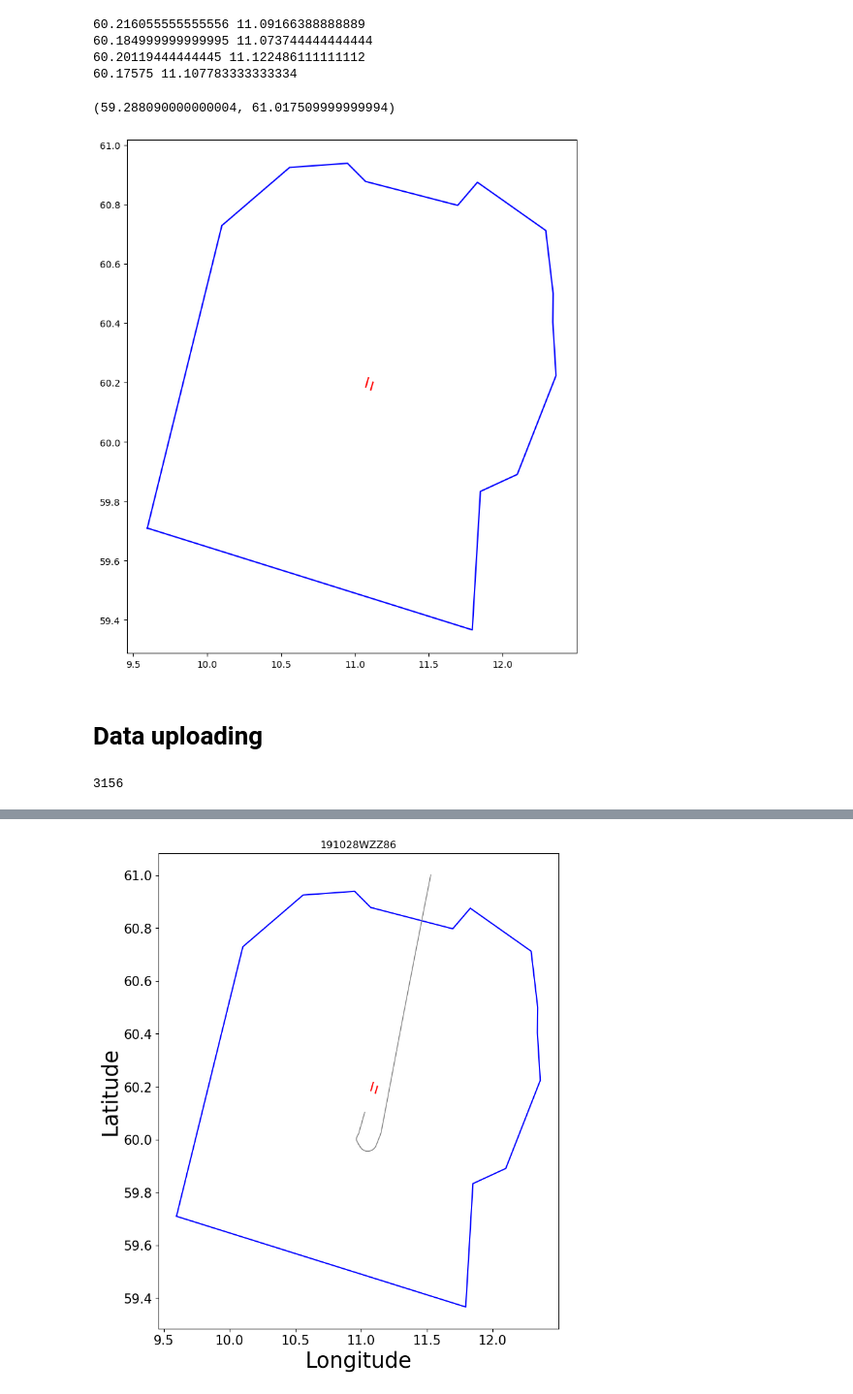
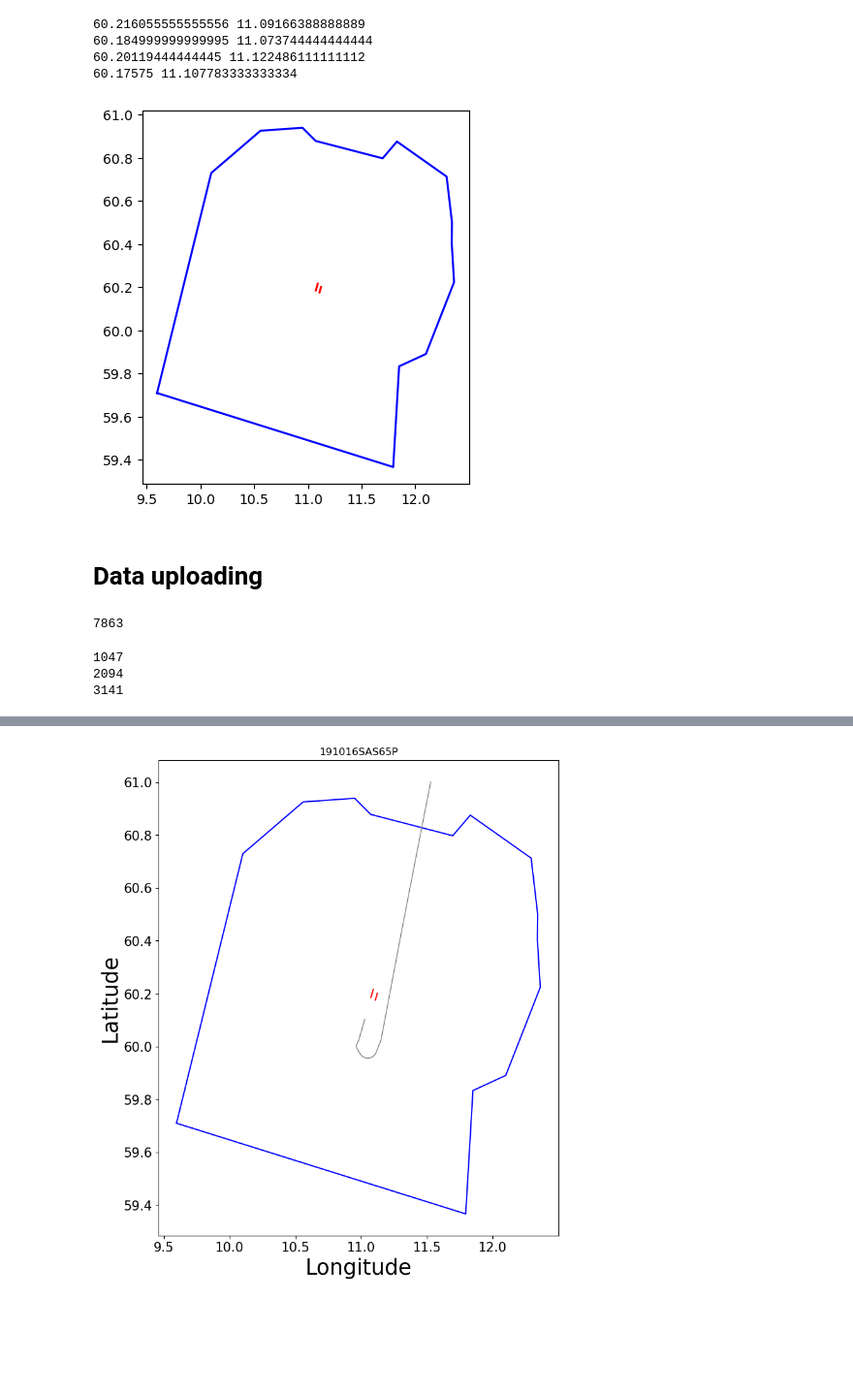
Before and after one commit to anlemett/ATM_seminar_2023, a Jupyter notebook: Jupyter/ENGM_50NM_vertical_and_horizontal_profiles.ipynb, the cells around one changed output, grey strips where cells are left out. Shown at 97% size. Saved outputs shown, nothing was run; the diff lists cells and outputs as text; code cells hidden in the pictures; blank space fills up the shorter version.

```diff
--- a/Jupyter/ENGM_50NM_vertical_and_horizontal_profiles.ipynb
+++ b/Jupyter/ENGM_50NM_vertical_and_horizontal_profiles.ipynb
@@ -92,41 +96,41 @@ def plot_TMA_ENGM(ax):
     center_circle_center_lat = 60.25
     left_circle_center_lon = 11.11
     left_circle_center_lat = 60.2
-    down_circle_center_lon = 11.11
-    down_circle_center_lat = 60.2
+    down_circle_center_lon = 11.5
+    down_circle_center_lat = 60.0
     up_circle_center_lon = 11.11
     up_circle_center_lat = 60.2
 
-    circle = plt.Circle((center_circle_center_lon, center_circle_center_lat), 0.12, fill=False, color="red")
+    circle = plt.Circle((center_circle_center_lon, center_circle_center_lat), 1.0, fill=False, color="red")
     #ax.add_patch(circle)
     circle = plt.Circle((left_circle_center_lon, left_circle_center_lat), 0.052, fill=False, color="red")
     #ax.add_patch(circle)
-    circle = plt.Circle((down_circle_center_lon, down_circle_center_lat), 0.029, fill=False, color="red")
+    circle = plt.Circle((down_circle_center_lon, down_circle_center_lat), 0.07, fill=False, color="red")
     #ax.add_patch(circle)
     circle = plt.Circle((up_circle_center_lon, up_circle_center_lat), 0.028, fill=False, color="red")
     #ax.add_patch(circle)
 # %%
-fig, ax = plt.subplots(1, 1,figsize=(10,10))
+fig, ax = plt.subplots(1, 1,figsize=(5,5))
 
 central_lat = min(TMA_lat) + (max(TMA_lat)-min(TMA_lat))/2
 central_lon = min(TMA_lon) + (max(TMA_lon)-min(TMA_lon))/2
 
 # calculate the aspect ratio that will approximate a
 # Mercator projection at this central latitude
 mercator_aspect_ratio = 1/cos(radians(central_lat))
 
 # set the aspect ratio of the axes to that
 ax.set_aspect(mercator_aspect_ratio)
+#ax.axis('equal')
 
 plot_TMA_ENGM(ax)
 
-xlim = ax.get_xlim()
-ylim = ax.get_ylim()
-plt.xlim(xlim)
-plt.ylim(ylim)
+#xlim = ax.get_xlim()
+#ylim = ax.get_ylim()
+#plt.xlim(xlim)
+#plt.ylim(ylim)
 # %% [output]
-(59.288090000000004, 61.017509999999994)
-[figure, old version]
+[figure, new version]
 # %%
  def plot_horizontal_profile_ENGM(df, title = ""):
 
@@ -173,12 +218,53 @@ plt.ylim(ylim)
 # %% [markdown]
 # Data uploading
+# %%
+filename = "../data/ENGM/States_50NM/osn_arrival_ENGM_states_50NM_2019_10_week1.csv"
+week1_df = pd.read_csv(filename, sep=' ',
+    names = ['flightId', 'sequence', 'timestamp', 'lat', 'lon', 'rawAltitude', 'altitude', 'velocity', 'beginDate', 'endDate'])
+week1_df.set_index(['flightId', 'sequence'], inplace = True)
+num_flights1 = len(week1_df.groupby(level='flightId'))
+
+filename = "../data/ENGM/States_50NM/osn_arrival_ENGM_states_50NM_2019_10_week2.csv"
+week2_df = pd.read_csv(filename, sep=' ',
+    names = ['flightId', 'sequence', 'timestamp', 'lat', 'lon', 'rawAltitude', 'altitude', 'velocity', 'beginDate', 'endDate'])
+week2_df.set_index(['flightId', 'sequence'], inplace = True)
+num_flights2 = len(week2_df.groupby(level='flightId'))
+
+filename = "../data/ENGM/States_50NM/osn_arrival_ENGM_states_50NM_2019_10_week3.csv"
+week3_df = pd.read_csv(filename, sep=' ',
+    names = ['flightId', 'sequence', 'timestamp', 'lat', 'lon', 'rawAltitude', 'altitude', 'velocity', 'beginDate', 'endDate'])
+week3_df.set_index(['flightId', 'sequence'], inplace = True)
+num_flights3 = len(week3_df.groupby(level='flightId'))
+
+filename = "../data/ENGM/States_50NM/osn_arrival_ENGM_states_50NM_2019_10_week4.csv"
+week4_df = pd.read_csv(filename, sep=' ',
+    names = ['flightId', 'sequence', 'timestamp', 'lat', 'lon', 'rawAltitude', 'altitude', 'velocity', 'beginDate', 'endDate'])
+week4_df.set_index(['flightId', 'sequence'], inplace = True)
+num_flights4 = len(week4_df.groupby(level='flightId'))
+
+frames = [week1_df, week2_df, week3_df, week4_df]
+month_df = pd.concat(frames)
+num_flights = len(month_df.groupby(level='flightId'))
+print(num_flights)
+# %% [output]
+7863
 # %%
-filename = "../data/ENGM/Dataset/TT1.csv"
-dataset_TT1_df = pd.read_csv(filename, sep=' ',
-    names = ['flight_id', 'sequence', 'timestamp', 'lat', 'lon', 'rawAltitude', 'altitude', 'velocity', 'beginDate', 'endDate'])
-dataset_TT1_df.set_index(['flight_id', 'sequence'], inplace = True)
+filename = "../data/ENGM/Dataset/TT_NORTH.csv"
+dataset_TT_NORTH_df = pd.read_csv(filename, sep=' ',
+    names = ['flightId', 'sequence', 'timestamp', 'lat', 'lon', 'rawAltitude', 'altitude', 'velocity', 'beginDate', 'endDate'])
+dataset_TT_NORTH_df.set_index(['flightId', 'sequence'], inplace = True)
 
-number_of_flights = len(dataset_TT1_df.groupby(level='flight_id'))
-print(number_of_flights)
+filename = "../data/ENGM/Dataset/TT_SOUTH.csv"
+dataset_TT_SOUTH_df = pd.read_csv(filename, sep=' ',
+    names = ['flightId', 'sequence', 'timestamp', 'lat', 'lon', 'rawAltitude', 'altitude', 'velocity', 'beginDate', 'endDate'])
+dataset_TT_SOUTH_df.set_index(['flightId', 'sequence'], inplace = True)
+
+number_of_flights1 = len(dataset_TT_NORTH_df.groupby(level='flightId'))
+number_of_flights2 = len(dataset_TT_SOUTH_df.groupby(level='flightId'))
+print(number_of_flights1)
+print(number_of_flights2)
+print(number_of_flights1 + number_of_flights2)
 # %% [output]
-3156
+1047
+2094
+3141
```
Also changed, not shown: parts of 25 cells of this notebook, 2 other files.
